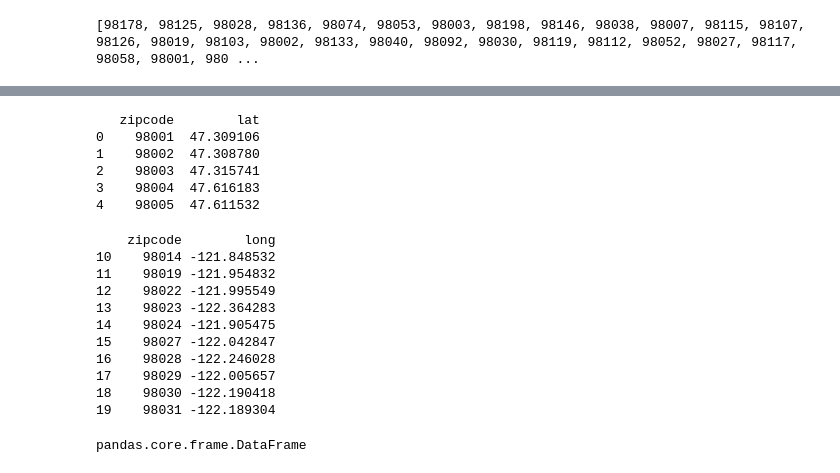
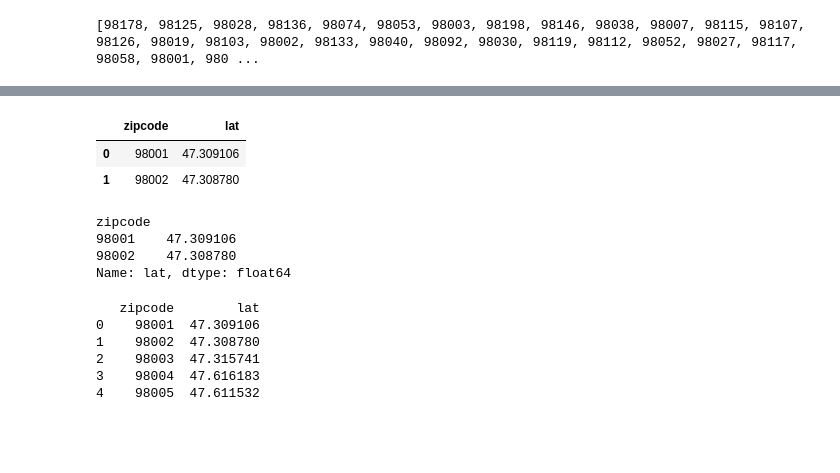
Before and after one commit to AnnikaNoren/post_graduate_project, a Jupyter notebook: KingCountyRedo.ipynb, the cells around one changed output, grey strips where cells are left out. Saved outputs shown, nothing was run; the diff lists cells and outputs as text; code cells hidden in the pictures; blank space fills up the shorter version.

Commit message:
created the a proper dict, but map and apply are not working as I planned

```diff
--- a/KingCountyRedo.ipynb
+++ b/KingCountyRedo.ipynb
@@ -715,4 +715,4 @@ print(zips)
 [98178, 98125, 98028, 98136, 98074, 98053, 98003, 98198, 98146, 98038, 98007, 98115, 98107, 98126, 98019, 98103, 98002, 98133, 98040, 98092, 98030, 98119, 98112, 98052, 98027, 98117, 98058, 98001, 980 ...
 # %%
 # I thought I was creating a dict, but it was a df
-zip_dict_lat = df.groupby('zipcode', as_index=False)['lat'].mean()
+df_zip_lat = df.groupby('zipcode', as_index=False)['lat'].mean()
@@ -722,0 +729,6 @@ zip_dict_long = df.groupby('zipcode', as_index=False)['long'].mean()
+# %%
+df_zip_lat.head(2)
+# %% [output]
+|  | zipcode | lat |
+| 0 | 98001 | 47.309106 |
+| 1 | 98002 | 47.308780 |
@@ -723 +738,8 @@ zip_dict_long = df.groupby('zipcode', as_index=False)['long'].mean()
+# %%
+print(no_index_zip_lat.head(2))
+# %% [output]
+zipcode
+98001    47.309106
+98002    47.308780
+Name: lat, dtype: float64
 # %%
@@ -729,24 +751,3 @@ print(zip_dict_lat[0:5])
 2    98003  47.315741
 3    98004  47.616183
 4    98005  47.611532
-# %%
-print(zip_dict_long[10:20])
-# %% [output]
-    zipcode        long
-10    98014 -121.848532
-11    98019 -121.954832
-12    98022 -121.995549
-13    98023 -122.364283
-14    98024 -121.905475
-15    98027 -122.042847
-16    98028 -122.246028
-17    98029 -122.005657
-18    98030 -122.190418
-19    98031 -122.189304
-# %%
-# A first for me!  Using .get() method
-
-# print(zip_dict_long.get('98039', default = None))
-type(zip_dict_long)
-# %% [output]
-pandas.core.frame.DataFrame
```
Also changed, not shown: parts of 25 cells of this notebook.
